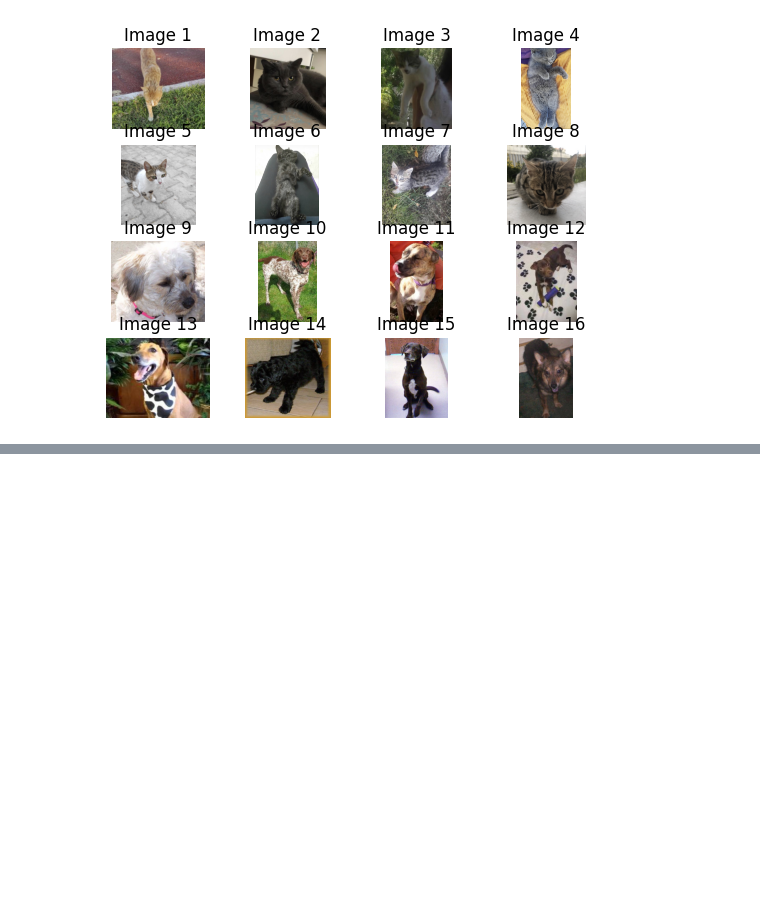
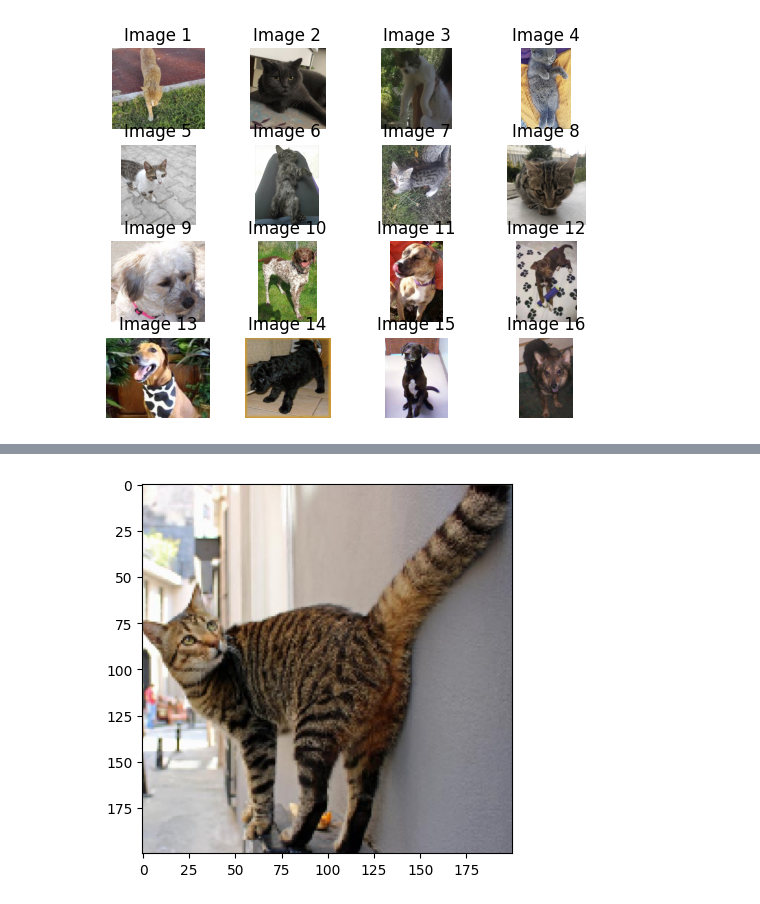
Before and after one commit to sarwataijaz/Linear-and-Multiple-Regression, a Jupyter notebook: cat_dog_predict-checkpoint.ipynb, the cells around one changed output, grey strips where cells are left out. Drawn from its saved outputs; the diff is of its cells as text; code cells hidden in the pictures; blank space fills up the shorter version.

```diff
--- a/cat_dog_predict-checkpoint.ipynb
+++ b/cat_dog_predict-checkpoint.ipynb
@@ -140,0 +198,21 @@ unsupported operand type(s) for /: 'Dimension' and 'int', please use // instead
+# %%
+from keras.preprocessing import image
+
+#Input image
+test_image = image.load_img('1.png',target_size=(200,200))
+
+#For show image
+plt.imshow(test_image)
+test_image = image.img_to_array(test_image)
+test_image = np.expand_dims(test_image,axis=0)
+
+# Result array
+result = model.predict(test_image)
+
+#Mapping result array with the main name list
+i=0
+if(result>=0.5):
+    print("Dog")
+else:
+     print("Cat")
+# %% [output]
@@ -140,0 +221 @@ unsupported operand type(s) for /: 'Dimension' and 'int', please use // instead
+[figure, added]
```
Also changed, not shown: parts of 7 cells of this notebook.
